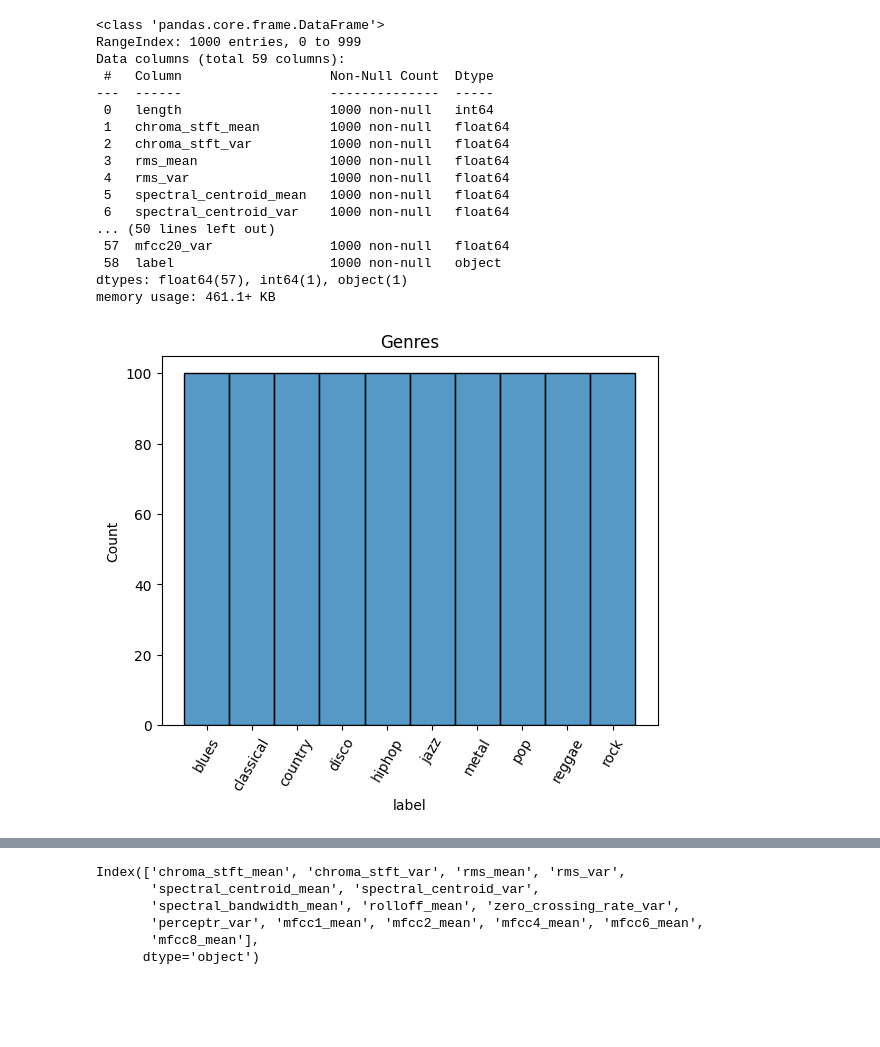
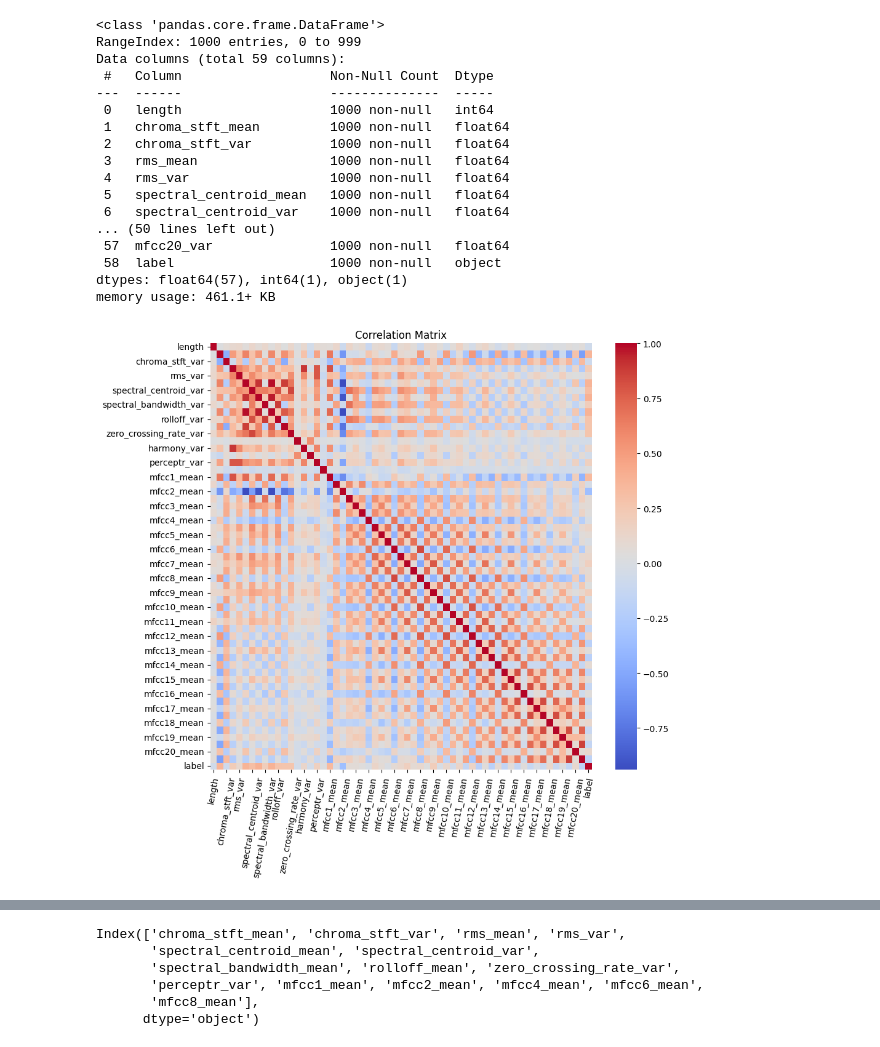
Before and after one commit to AzizABG/music-genre-classification, a Jupyter notebook: Features/Feature_selection_data_exploration.ipynb, the cells around one changed output, grey strips where cells are left out. Drawn from its saved outputs; the diff is of its cells as text; code cells hidden in the pictures; blank space fills up the shorter version.

```diff
--- a/Features/Feature_selection_data_exploration.ipynb
+++ b/Features/Feature_selection_data_exploration.ipynb
@@ -58,12 +58,6 @@ Data columns (total 59 columns):
  58  label                    1000 non-null   object
 dtypes: float64(57), int64(1), object(1)
 memory usage: 461.1+ KB
-# %%
-ax = sns.histplot(df["label"])
-_ = plt.xticks(rotation = 60)
-_ = plt.title("Genres")
-# %% [output]
-[figure, removed]
 # %%
 # Encode class labels
 class_list = df.iloc[:, -1]
@@ -71,0 +69,11 @@ y = label_encoder.fit_transform(class_list)
+# %%
+correlation = df.corr()
+# %%
+
+plt.figure(figsize = (10,9))
+sns.heatmap(correlation, cmap = 'coolwarm', annot = False)
+plt.xticks(rotation = 80)
+plt.title("Correlation Matrix")
+plt.show()
+# %% [output]
+[figure, added]
```
Also changed, not shown: parts of 13 cells of this notebook, 19 other files.
